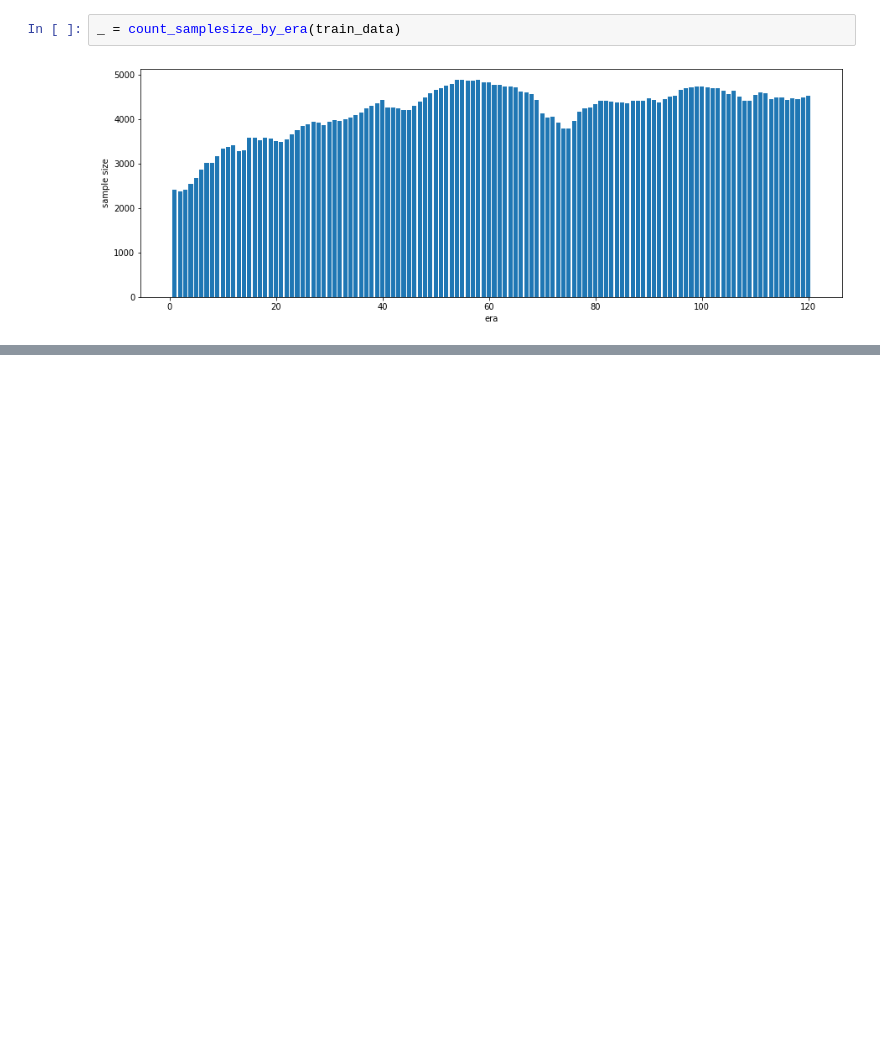
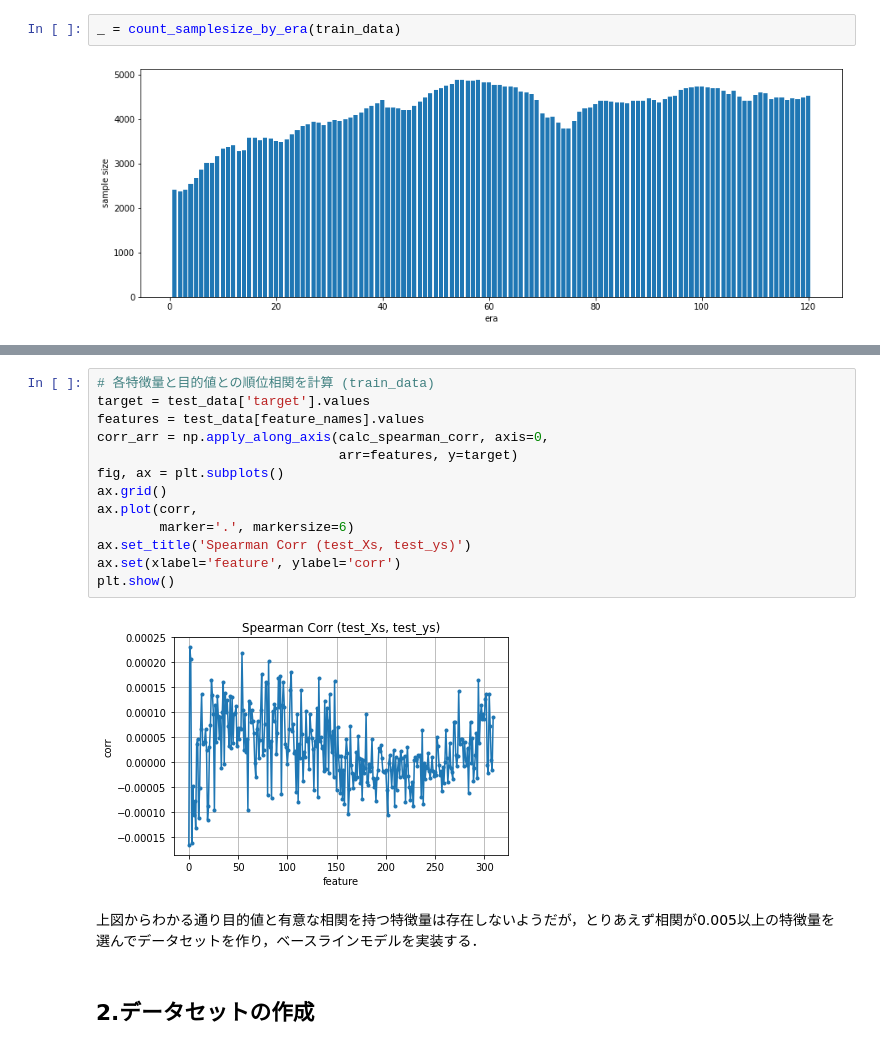
Before and after one commit to ryuji-hashimoto0110/NUMERAI, a Jupyter notebook: notebooks/TheBaseLineModel.ipynb, the cells around one changed output, grey strips where cells are left out. Cells and saved outputs as stored; diff of their text form; blank space fills up the shorter version.

Commit message:
「2.データセットの作成」，「3.モデルの作成」を記述

```diff
--- a/notebooks/TheBaseLineModel.ipynb
+++ b/notebooks/TheBaseLineModel.ipynb
@@ -200,0 +230,19 @@ plt.show()
+# %%
+# 各特徴量と目的値との順位相関を計算 (train_data)
+target = test_data['target'].values
+features = test_data[feature_names].values
+corr_arr = np.apply_along_axis(calc_spearman_corr, axis=0,
+                               arr=features, y=target)
+fig, ax = plt.subplots()
+ax.grid()
+ax.plot(corr,
+        marker='.', markersize=6)
+ax.set_title('Spearman Corr (test_Xs, test_ys)')
+ax.set(xlabel='feature', ylabel='corr')
+plt.show()
+# %% [output]
+[figure, added]
+# %% [markdown]
+上図からわかる通り目的値と有意な相関を持つ特徴量は存在しないようだが，とりあえず相関が0.005以上の特徴量を選んでデータセットを作り，ベースラインモデルを実装する．
+# %% [markdown]
+## 2.データセットの作成
```
Also changed, not shown: parts of 26 cells of this notebook.
